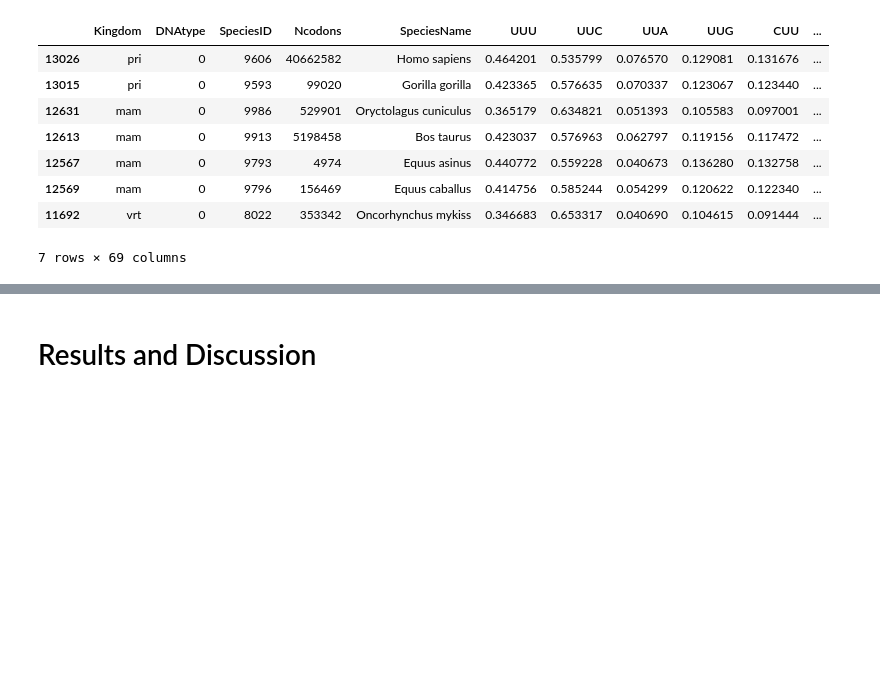
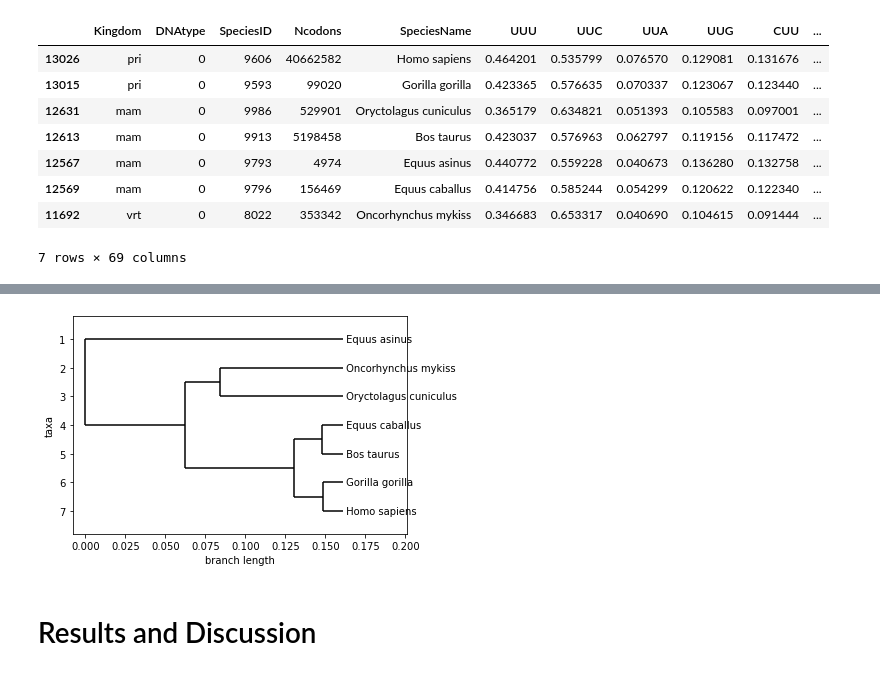
Before and after one commit to aidanccraft/Codon-Bias-Phylogeny, a Jupyter notebook: FinalProject.ipynb, the cells around one changed output, grey strips where cells are left out. Cells and saved outputs as stored; diff of their text form; code cells hidden in the pictures; blank space fills up the shorter version.

```diff
--- a/FinalProject.ipynb
+++ b/FinalProject.ipynb
@@ -465,3 +491,19 @@ IndexError: index 0 is out of bounds for axis 0 with size 0
+# %%
+# Create matrix of differences
+diff_dict = create_diff_codon_dict(class_animals)
+
+# Create Node based tree
+index_tree = generate_phylogenetic_tree(diff_dict)
+
+# Generate PhyloXML file
+write_tree_xml(index_tree, 'animal_tree')
+
+# Load and visualize phylogenetic tree
+tree = Phylo.read('animal_tree.xml', 'phyloxml')
+tree.ladderize()
+Phylo.draw(tree)
+# %% [output]
+[figure, added]
 # %% [markdown]
 # Results and Discussion
 # %% [markdown]
```
Also changed, not shown: parts of 7 cells of this notebook, 2 other files.
